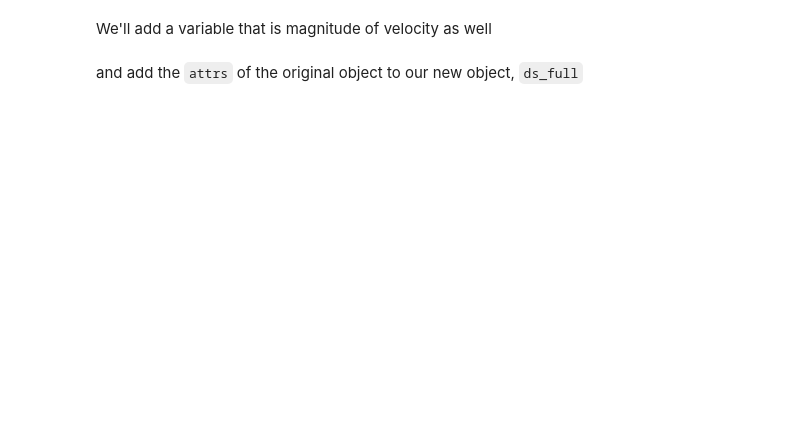
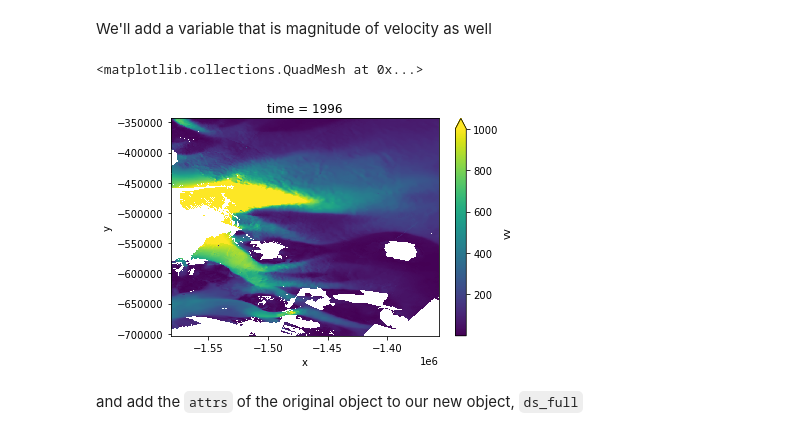
Before and after one commit to xarray-contrib/xarray-tutorial, a Jupyter notebook: data_cleaning/ice_velocity.ipynb, the cells around one changed output. Saved outputs shown, nothing was run; the diff lists cells and outputs as text; code cells hidden in the pictures; blank space fills up the shorter version.

```diff
--- a/data_cleaning/ice_velocity.ipynb
+++ b/data_cleaning/ice_velocity.ipynb
@@ -59,0 +160,3 @@ In the cell below, for each variable, we are making a list of the `xr.DataArray`
+# %%
+da_vx_ls = [da_vx_ls[var].assign_coords(time=[var]) for var in range(len(da_vx_ls))]
+da_vx_ls[0]
@@ -59,0 +185,2 @@ In the cell below, for each variable, we are making a list of the `xr.DataArray`
+# %%
+da_vx_ls = [da_vx_ls[var].rename('vx') for var in range(len(da_vx_ls))]
@@ -60,8 +211,4 @@ In the cell below, for each variable, we are making a list of the `xr.DataArray`
 # %%
-da_vx_ls = [
-    ds[var].expand_dims('time', axis=0).assign_coords(time=[var]).rename('vx') for var in vx_ls
-]
-
 da_vy_ls = [
     ds[var].expand_dims('time', axis=0).assign_coords(time=[var]).rename('vy') for var in vy_ls
 ]
@@ -86,9 +249,12 @@ ds_merge
 # %% [markdown]
 We'll add a variable that is magnitude of velocity as well
 # %%
-ds_merge['speed'] = np.sqrt((ds_merge.vx**2) + (ds_merge.vy**2))
+ds_merge['vv'] = np.sqrt((ds_merge.vx**2) + (ds_merge.vy**2))
 # %%
-ds_merge.speed.isel(time=0).plot(vmax=1000)
+ds_merge.vv.isel(time=0).plot(vmax=1000)
+# %% [output]
+<matplotlib.collections.QuadMesh at 0x...>
+[figure, added]
 # %% [markdown]
 and add the `attrs` of the original object to our new object, `ds_full`
 # %%
```
Also changed, not shown: parts of 26 cells of this notebook.
